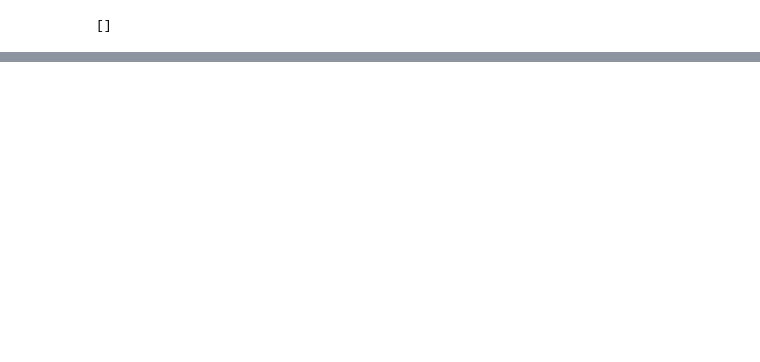
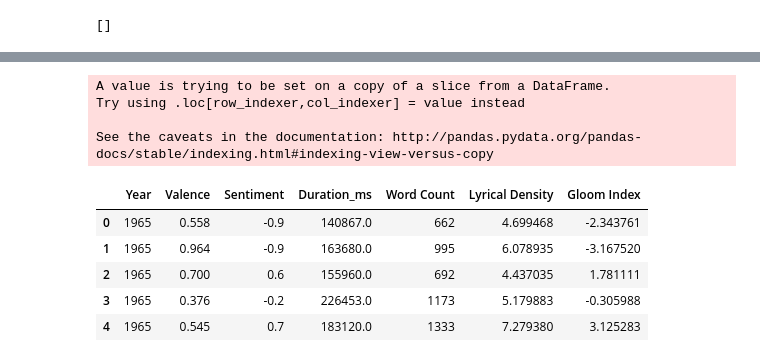
Before and after one commit to SoyCarlos/SUSA-Research-MusicMoods, a Jupyter notebook: SUSA_Music_Moods.ipynb, the cells around one changed output, grey strips where cells are left out. Cells and saved outputs as stored; diff of their text form; code cells hidden in the pictures; blank space fills up the shorter version.

```diff
--- a/SUSA_Music_Moods.ipynb
+++ b/SUSA_Music_Moods.ipynb
@@ -127,0 +154,15 @@ billboard_updated.head()
+# %%
+gloom_index = ((1 - stats['Valence']) + (stats['Sentiment'] * (1 + stats['Lyrical Density']))) / 2
+stats['Gloom Index'] = gloom_index
+stats.head()
+# %% [output]
+A value is trying to be set on a copy of a slice from a DataFrame.
+Try using .loc[row_indexer,col_indexer] = value instead
+
+See the caveats in the documentation: http://pandas.pydata.org/pandas-docs/stable/indexing.html#indexing-view-versus-copy
+|  | Year | Valence | Sentiment | Duration_ms | Word Count | Lyrical Density | Gloom Index |
+| 0 | 1965 | 0.558 | -0.9 | 140867.0 | 662 | 4.699468 | -2.343761 |
+| 1 | 1965 | 0.964 | -0.9 | 163680.0 | 995 | 6.078935 | -3.167520 |
+| 2 | 1965 | 0.700 | 0.6 | 155960.0 | 692 | 4.437035 | 1.781111 |
+| 3 | 1965 | 0.376 | -0.2 | 226453.0 | 1173 | 5.179883 | -0.305988 |
+| 4 | 1965 | 0.545 | 0.7 | 183120.0 | 1333 | 7.279380 | 3.125283 |
```
Also changed, not shown: parts of 20 cells of this notebook, 1 other file.
